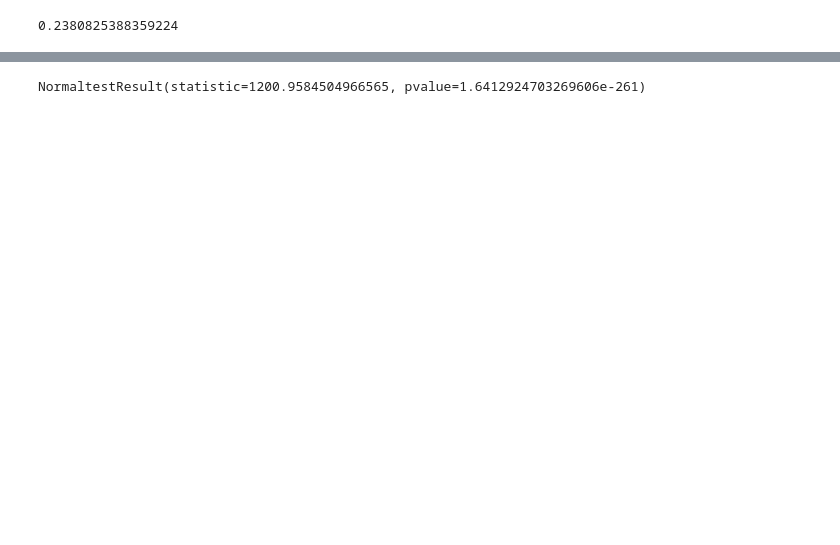
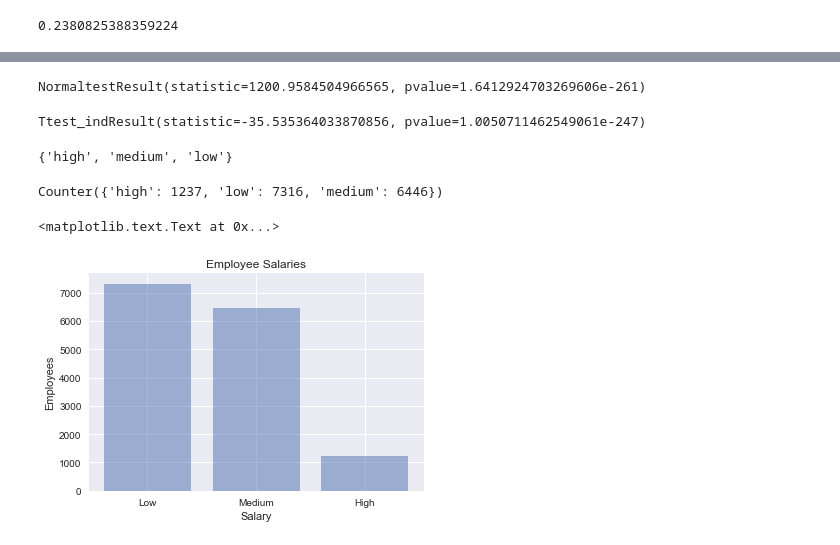
Before and after one commit to conb1299/Draft-1, a Jupyter notebook: Draft 1.ipynb, the cells around one changed output, grey strips where cells are left out. Cells and saved outputs as stored; diff of their text form; code cells hidden in the pictures; blank space fills up the shorter version.

```diff
--- a/Draft 1.ipynb
+++ b/Draft 1.ipynb
@@ -71,5 +130,50 @@ plt.show()
-# %%
-import scipy.stats as stats
-stats.normaltest(satis)
-# %% [output]
-NormaltestResult(statistic=1200.9584504966565, pvalue=1.6412924703269606e-261)
+# %%
+import scipy.stats as stats
+stats.normaltest(satis)
+#Taking a look at the two graphs and the p value of our Normal test we can see that the data is not normally distributed.
+#Despite the non normal distribution if we separate the means of both employees who left and those who didn't
+#we can take a t-test to try and determine significance due to the high sample size.
+# %% [output]
+NormaltestResult(statistic=1200.9584504966565, pvalue=1.6412924703269606e-261)
+# %%
+#From our earlier chart we can see the mean satisfaction level of employees who left was 0.440098.
+#The mean satisfaction level of employees who stayed was 0.666810.
+satis_left = df[df['left']==1]['satisfaction_level']
+satis_stay = df[df['left']==0]['satisfaction_level']
+#print(satis_left)
+#print (satis_stay)
+
+from scipy.stats import ttest_ind, ttest_ind_from_stats
+ttest_ind(satis_left, satis, equal_var=False)
+#Our t test stat is -35.5 with a very small p value. This tells us that satisfaction level of employees who left is indeed
+#statistically lower than the satisfcation level of all the employees as a whole.
+# %% [output]
+Ttest_indResult(statistic=-35.535364033870856, pvalue=1.0050711462549061e-247)
+# %%
+#Next we want to look at the salaries of the employees and see if more money can be spent on payroll to entice workers to stay.
+salary = df['salary']
+x = set(salary)
+print (x)
+# %% [output]
+{'high', 'medium', 'low'}
+# %%
+from collections import Counter
+Counter(salary)
+#There are 1237 instances of a high salary, 7316 instances of a low salary, and 6446 instances of a medium salary.
+# %% [output]
+Counter({'high': 1237, 'low': 7316, 'medium': 6446})
+# %%
+new_sal = [7316, 6446, 1237]
+objects = ('Low', 'Medium','High')
+y_pos = np.arange(len(objects))
+plt.bar(y_pos, new_sal, align='center', alpha=0.5)
+plt.xticks(y_pos, objects)
+plt.ylabel('Employees')
+plt.xlabel('Salary')
+plt.title('Employee Salaries')
+
+#We Have a bar chart showing the number from the table above. To get meaningful information from this chart we need to add the
+#amount of employees who left the company from each salary point.
+# %% [output]
+<matplotlib.text.Text at 0x...>
+[figure, added]
```
Also changed, not shown: parts of 19 cells of this notebook.
